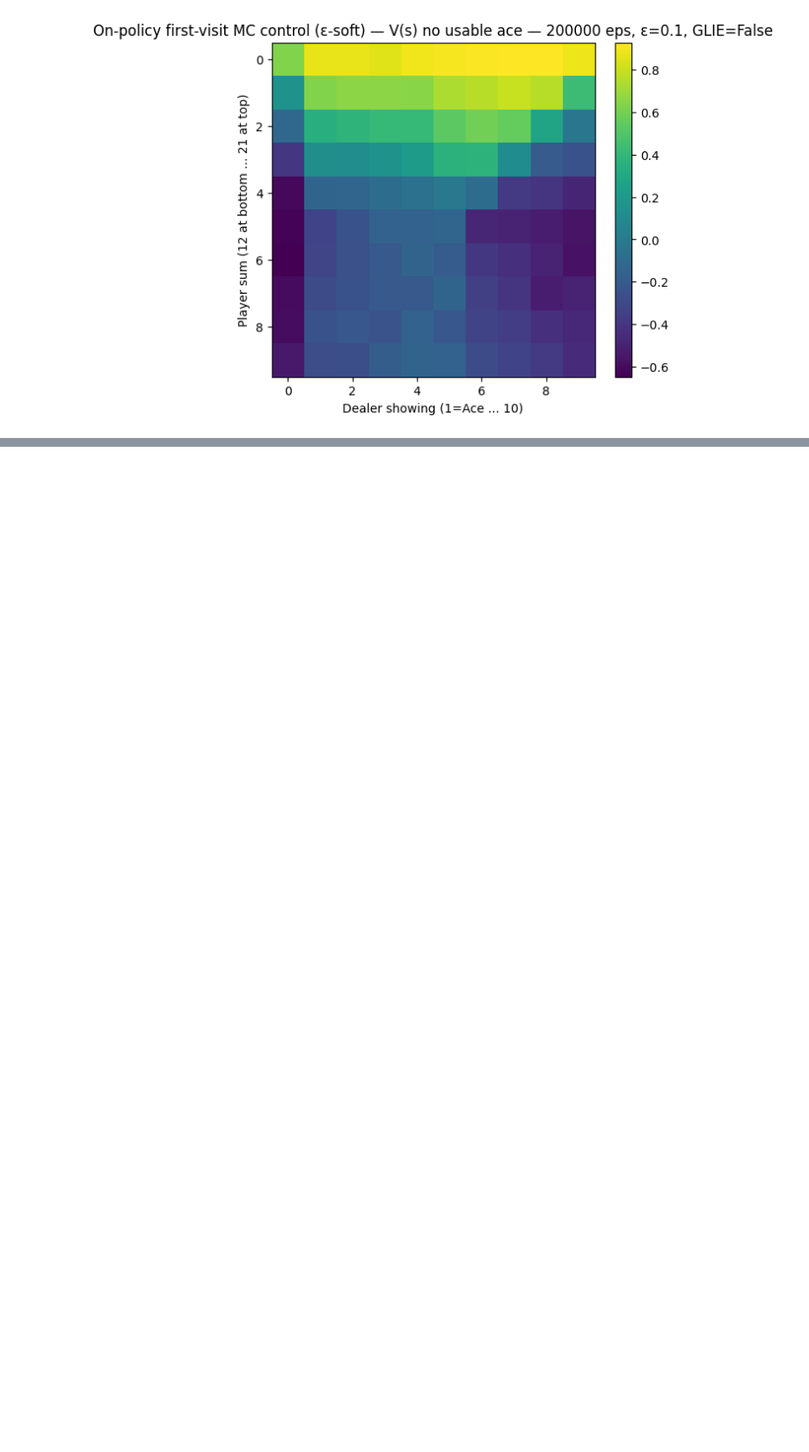
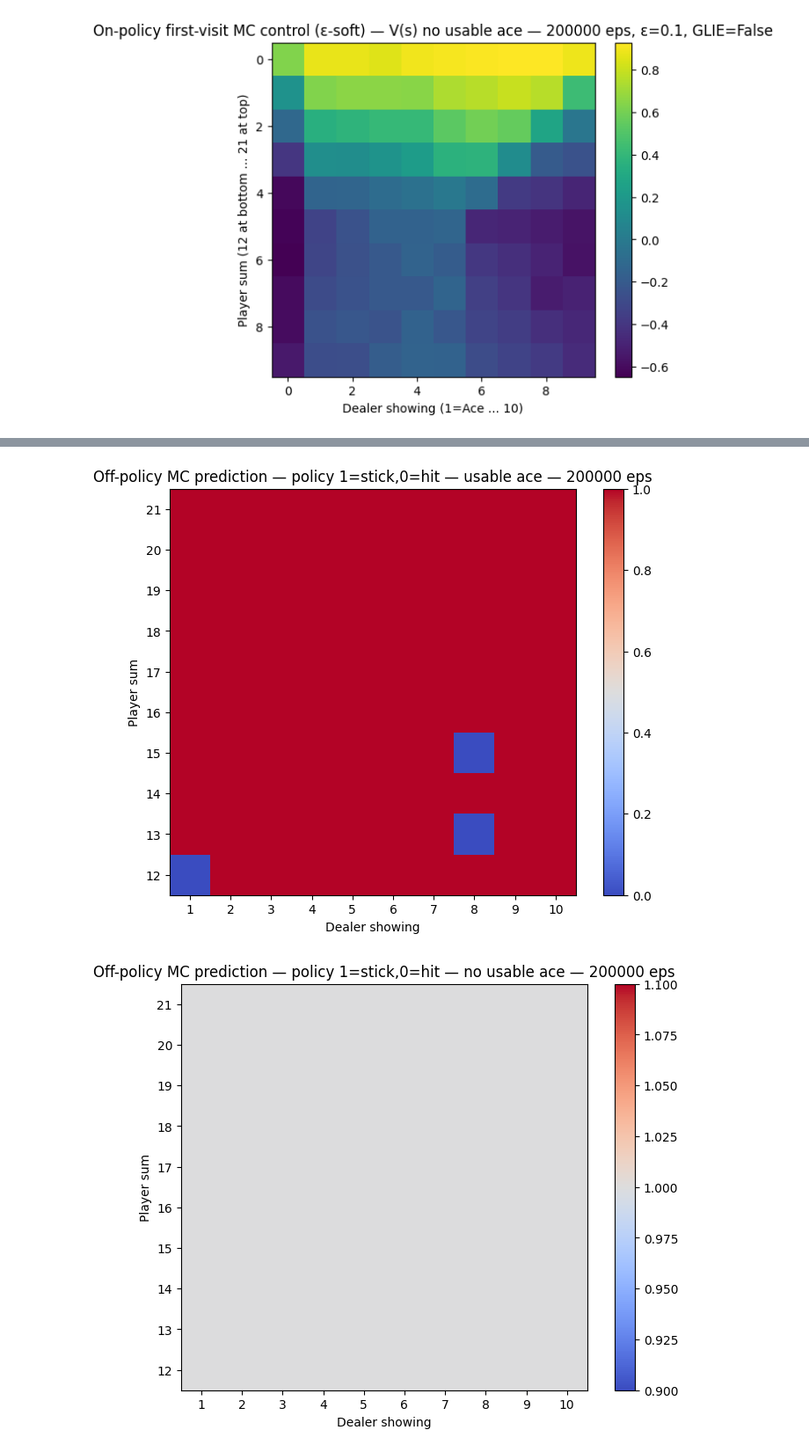
Before and after one commit to yangjunahn/ClassRL, a Jupyter notebook: ipynb_ch05.ipynb, the cells around one changed output, grey strips where cells are left out. Shown at 88% size. Cells and saved outputs as stored; diff of their text form; code cells hidden in the pictures; blank space fills up the shorter version.

```diff
--- a/ipynb_ch05.ipynb
+++ b/ipynb_ch05.ipynb
@@ -436,0 +456,80 @@ show_heatmap(V_nua, f'On-policy first-visit MC control (ε-soft) — V(s) no usa
+# %%
+# -----------------------------
+# Off-policy MC prediction (Importance Sampling)
+# -----------------------------
+def target_policy(s):
+    return 'stick' if s[0] >= 20 else 'hit' # fixed target policy 로 작성한 코드입니다.
+
+def behavior_policy():
+    return random.choice(ACTIONS)
+
+def generate_episode_behavior():
+    player = [draw_card(), draw_card()]
+    dealer = [draw_card(), draw_card()]
+    dealer_up = dealer[0]
+
+    if has_natural(player):
+        if has_natural(dealer):
+            return [], 0
+        else:
+            return [], +1
+
+    episode = []
+    while True:
+        p_sum = hand_value(player)
+        if p_sum < 12:
+            player, bust = step_player(player, 'hit')
+            if bust:
+                return episode, -1
+            continue
+
+        s = (p_sum, dealer_up, usable_ace(player))
+        a = behavior_policy()
+        episode.append((s, a))
+
+        if a == 'stick':
+            break
+        player, bust = step_player(player, 'hit')
+        if bust:
+            return episode, -1
+
+    dealer = play_dealer(dealer)
+    R = outcome(player, dealer)
+    return episode, R
+
+def off_policy_mc_prediction(n_episodes=200_000):
+    Q = defaultdict(float)
+    C = defaultdict(float)
+
+    for _ in range(n_episodes):
+        episode, G = generate_episode_behavior()
+        W = 1.0
+
+        for (s, a) in reversed(episode):
+            if a != target_policy(s):
+                break
+            C[(s, a)] += W
+            Q[(s, a)] += (W / C[(s, a)]) * (G - Q[(s, a)])
+            W *= 1.0 / 0.5  # behavior policy is uniform
+
+    return Q
+
+# -----------------------------
+# 실행 및 시각화
+# -----------------------------
+Q_off = off_policy_mc_prediction(EPISODES)
+policy_off = derive_policy_from_Q(Q_off)
+V_off = V_from_Q(Q_off)
+
+pol_ua = grid_policy(policy_off, usable=True)
+pol_nua = grid_policy(policy_off, usable=False)
+V_ua = grid_value(V_off, usable=True)
+V_nua = grid_value(V_off, usable=False)
+
+show_heatmap(pol_ua, f'Off-policy MC prediction — policy 1=stick,0=hit — usable ace — {EPISODES} eps')
+show_heatmap(pol_nua, f'Off-policy MC prediction — policy 1=stick,0=hit — no usable ace — {EPISODES} eps')
+show_heatmap(V_ua, f'Off-policy MC prediction — V(s) usable ace — {EPISODES} eps')
+show_heatmap(V_nua, f'Off-policy MC prediction — V(s) no usable ace — {EPISODES} eps')
+# %% [output]
+[figure, added]
+[figure, added]
```
Also changed, not shown: parts of 11 cells of this notebook.
